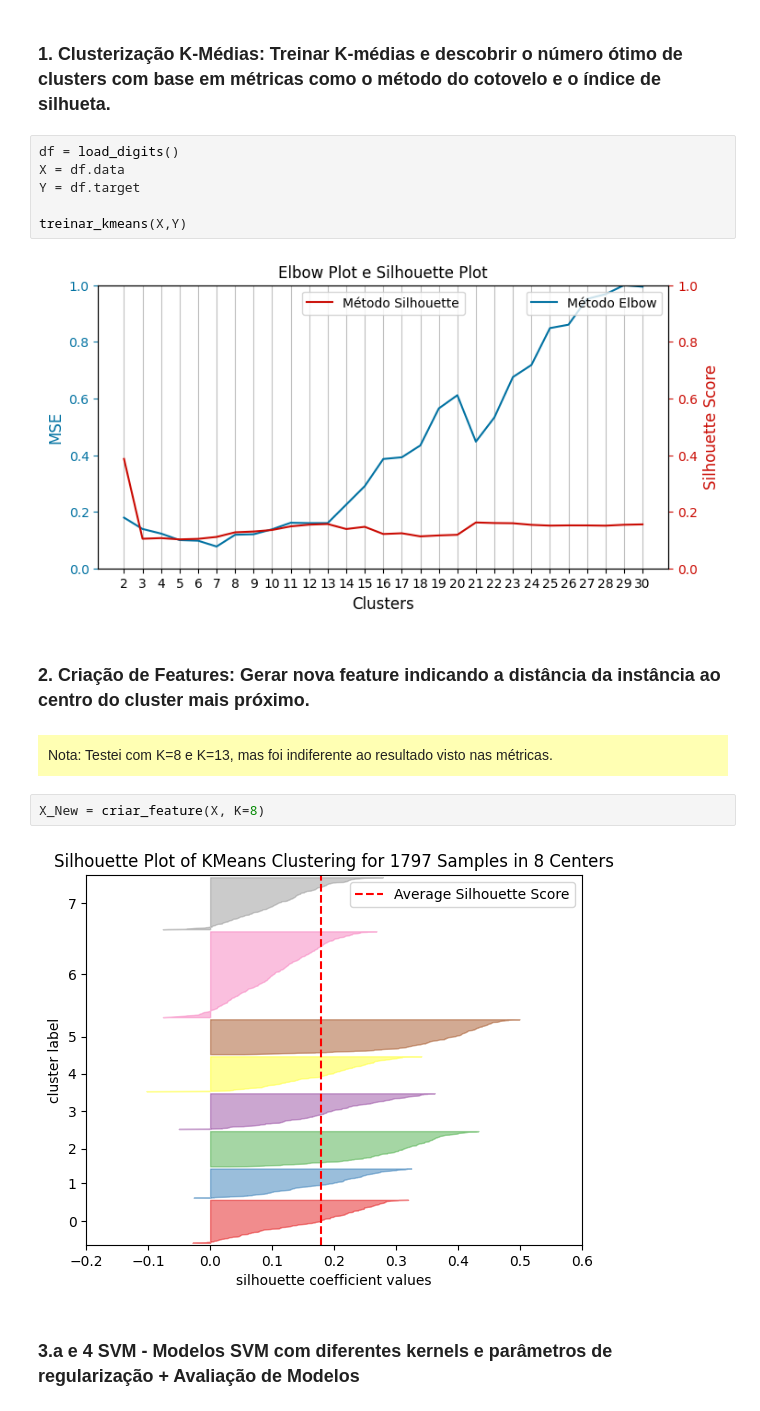
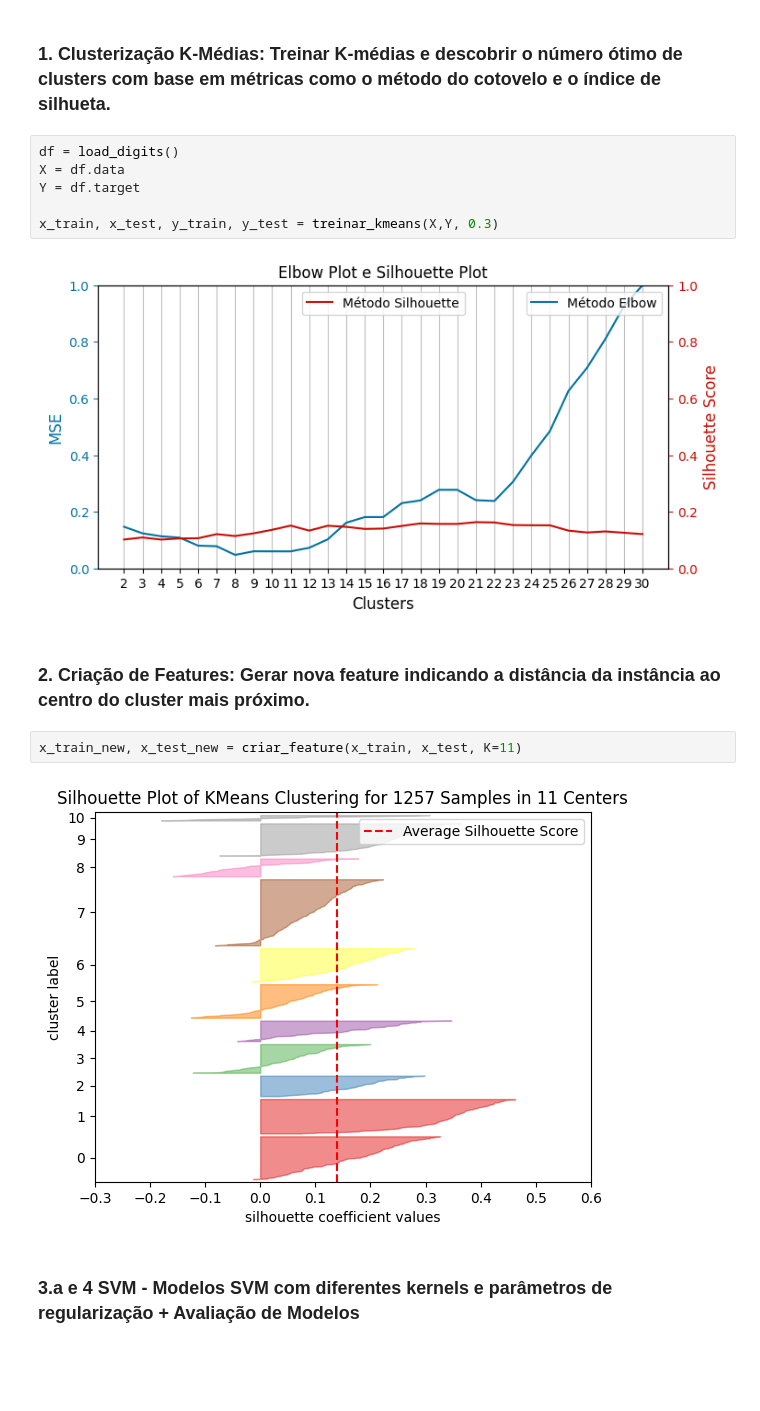
Before and after one commit to rodrigo1992-cmyk/Faculdade, a Jupyter notebook: Notebooks/rodrigo_mesquita_PB_TP4_V2.ipynb, the cells around one changed output. Cells and saved outputs as stored; diff of their text form; blank space fills up the shorter version.

```diff
--- a/Notebooks/rodrigo_mesquita_PB_TP4_V2.ipynb
+++ b/Notebooks/rodrigo_mesquita_PB_TP4_V2.ipynb
@@ -318,18 +293,15 @@ df = load_digits()
 X = df.data
 Y = df.target
 
-treinar_kmeans(X,Y)
+x_train, x_test, y_train, y_test = treinar_kmeans(X,Y, 0.3)
 # %% [output]
-[figure, old version]
+[figure, new version]
 # %% [markdown]
 ### 2. Criação de Features: Gerar nova feature indicando a distância da instância ao centro do cluster mais próximo.
-# %% [markdown]
-<div style="background-color: #ffffb3; padding: 10px;">
-Nota: Testei com K=8 e K=13, mas foi indiferente ao resultado visto nas métricas.
-# %%
-X_New = criar_feature(X, K=8)
-# %% [output]
-[figure, removed]
+# %%
+x_train_new, x_test_new = criar_feature(x_train, x_test, K=11)
+# %% [output]
+[figure, added]
 # %% [markdown]
 ### 3.a e 4 SVM - Modelos SVM com diferentes kernels e parâmetros de regularização + Avaliação de Modelos
 # %%
```
Also changed, not shown: parts of 28 cells of this notebook.
